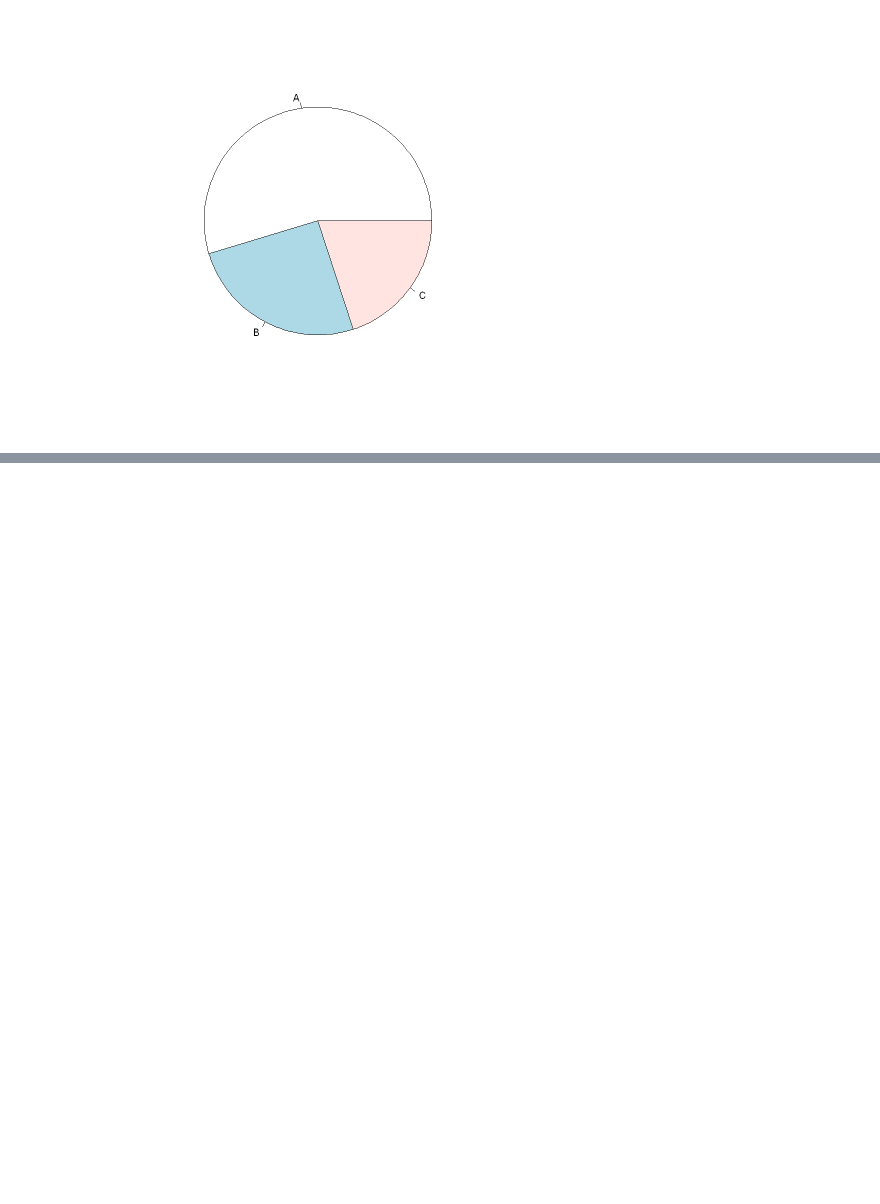
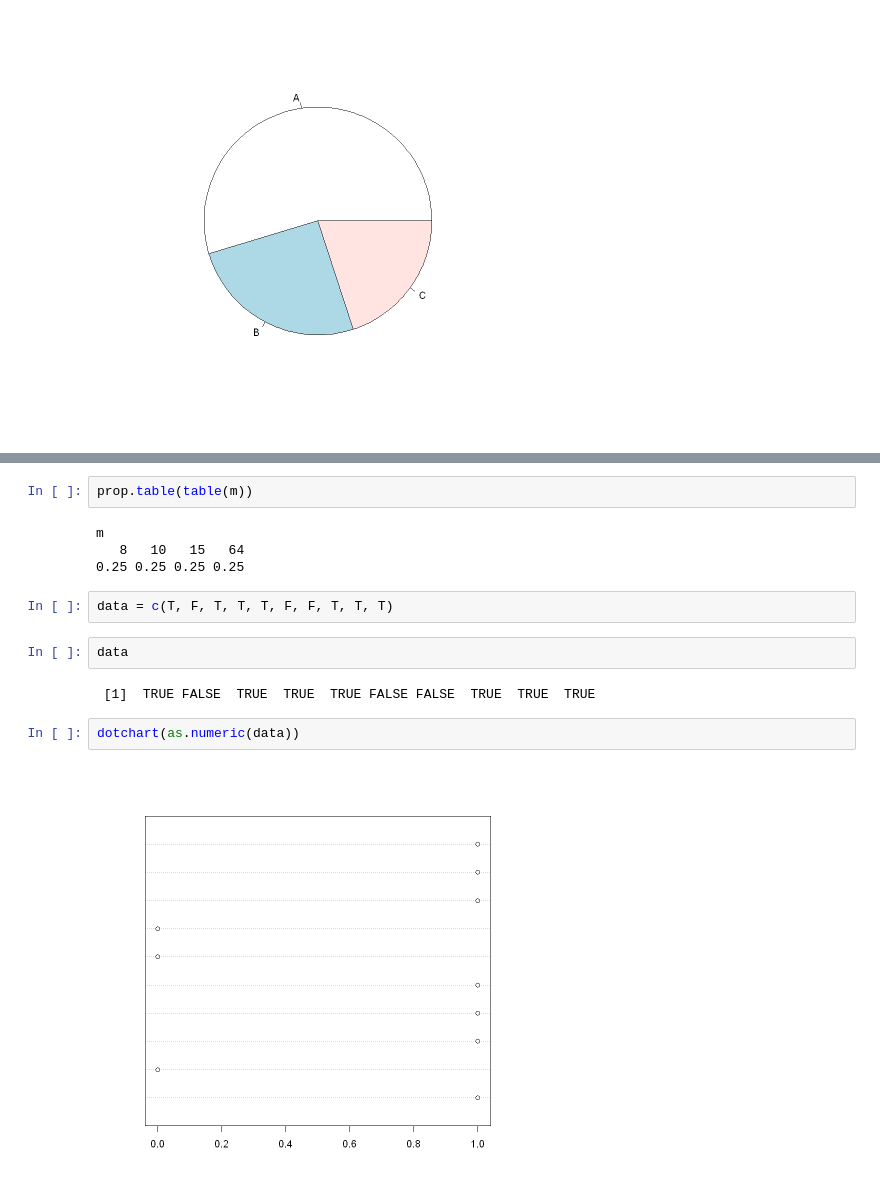
Before and after one commit to layla-focalors/r_learning_mx, a Jupyter notebook: PLA/Runtime.ipynb, the cells around one changed output, grey strips where cells are left out. Drawn from its saved outputs; the diff is of its cells as text; blank space fills up the shorter version.

Commit message:
add update for dot chart

```diff
--- a/PLA/Runtime.ipynb
+++ b/PLA/Runtime.ipynb
@@ -2421,0 +2466,16 @@ pie(table(vote))
+# %%
+prop.table(table(m))
+# %% [output]
+m
+   8   10   15   64
+0.25 0.25 0.25 0.25
+# %%
+data = c(T, F, T, T, T, F, F, T, T, T)
+# %%
+data
+# %% [output]
+ [1]  TRUE FALSE  TRUE  TRUE  TRUE FALSE FALSE  TRUE  TRUE  TRUE
+# %%
+dotchart(as.numeric(data))
+# %% [output]
+[figure, added]
```
Also changed, not shown: parts of 9 cells of this notebook.
